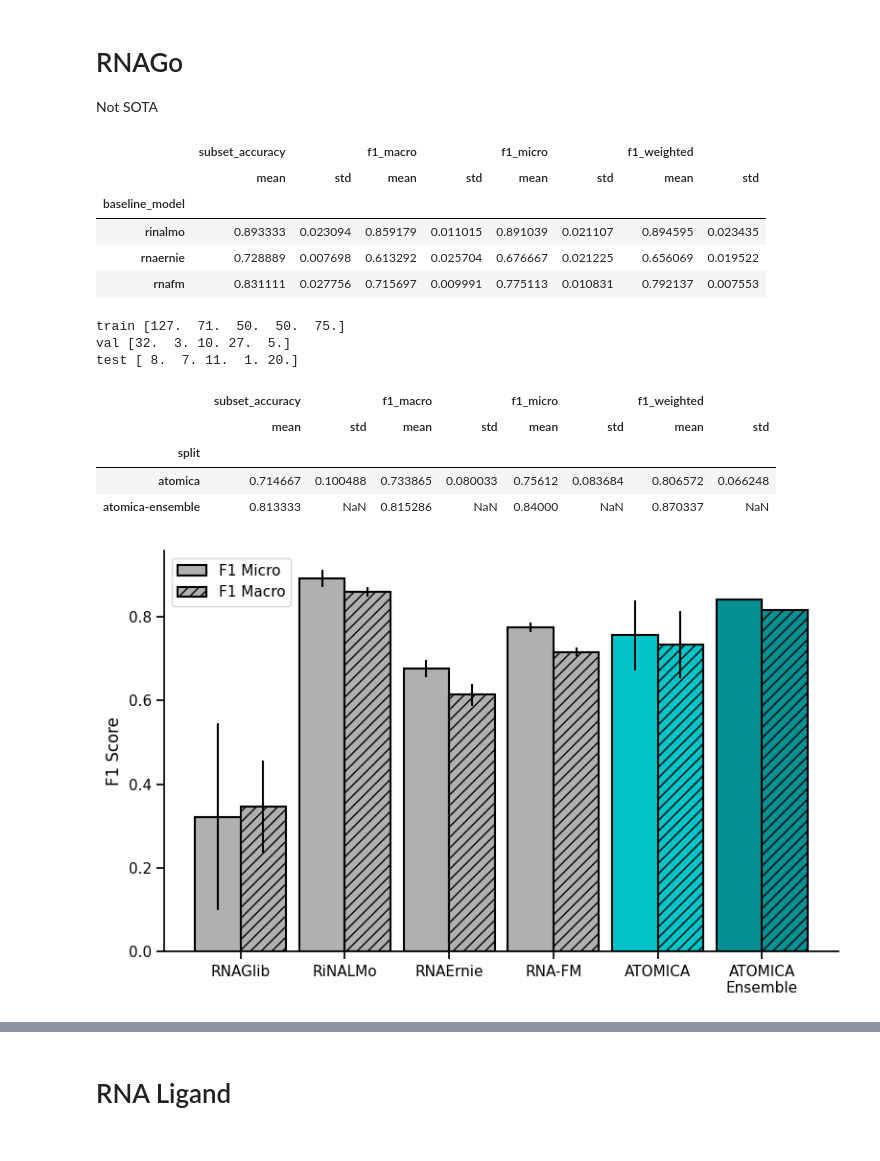
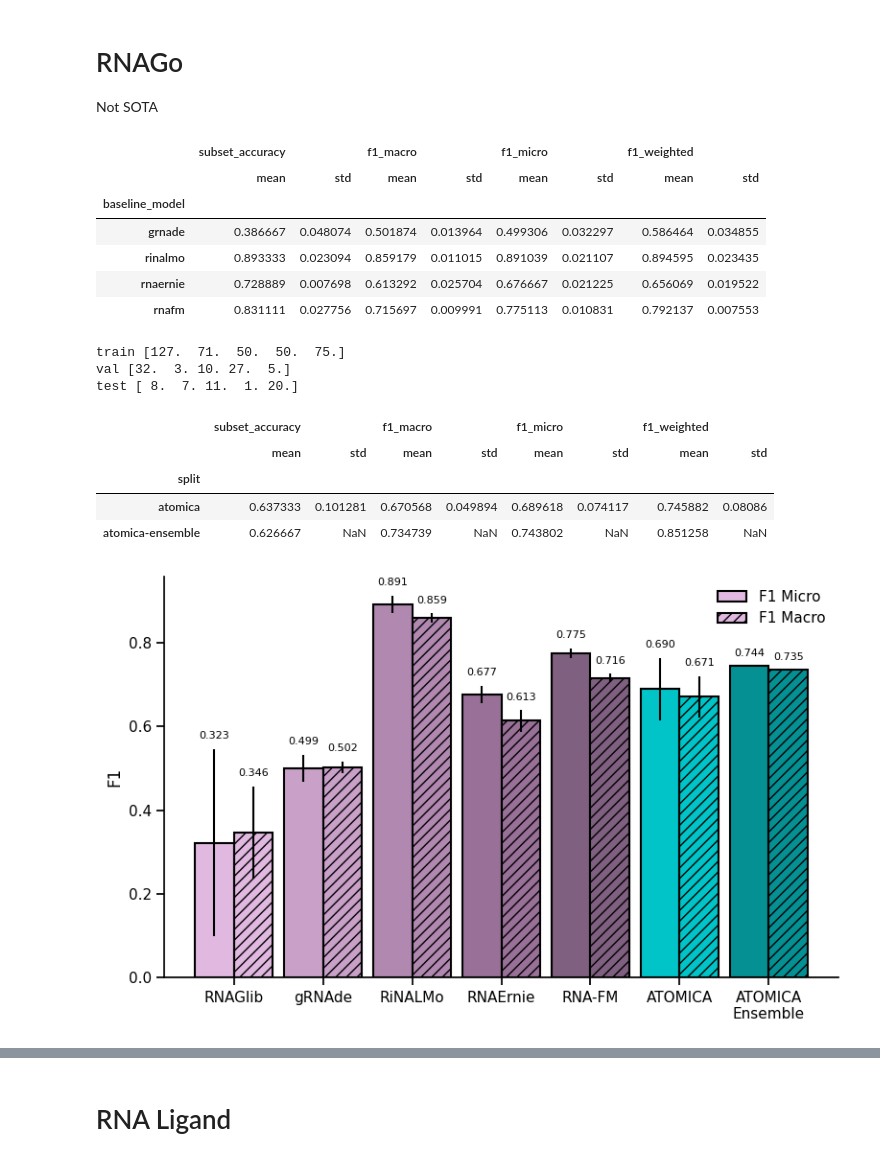
Before and after one commit to mims-harvard/ATOMICA, a Jupyter notebook: case_studies/rnaglib_tasks/inference.ipynb, the cells around one changed output, grey strips where cells are left out. Saved outputs shown, nothing was run; the diff lists cells and outputs as text; code cells hidden in the pictures.

```diff
--- a/case_studies/rnaglib_tasks/inference.ipynb
+++ b/case_studies/rnaglib_tasks/inference.ipynb
@@ -20,9 +20,10 @@ import ast
 from glob import glob
 
 sns.set_context("notebook")
-custom_colors = ['#B0B0B0', '#B0B0B0', '#B0B0B0', '#B0B0B0', '#00C4C7', '#059094']
+custom_colors = ['#E0B8E0', '#C8A0C8', '#B088B0', '#987098', '#806080', '#00C4C7', '#059094']
 xtick_map = {
     'RNAGlib': 'RNAGlib',
+    'grnade': 'gRNAde',
     'rinalmo': 'RiNALMo',
     'rnafm': 'RNA-FM',
     'rnaernie': 'RNAErnie',
@@ -32,4 +33,5 @@ xtick_map = {
 
 DATA_DIR="/n/holylfs06/LABS/mzitnik_lab/Lab/afang/ATOMICA/baselines/rnaglib_tasks"
 MODEL_DIR="/n/netscratch/mzitnik_lab/Lab/afang/ATOMICA/baselines/rnaglib_benchmark"
+SAVED_MODEL_DIR="/n/holylfs06/LABS/mzitnik_lab/Lab/afang/ATOMICA/baselines/rnaglib_tasks/models/atomica"
 # %%
@@ -190,7 +174,7 @@ RNAGo
 Not SOTA
 # %%
 baselines = []
-for baseline_model in ["rinalmo","rnafm","rnaernie"]:
+for baseline_model in ["rinalmo","rnafm","rnaernie","grnade"]:
     df = process_atomica_rnafm_mlp_results(f"{DATA_DIR}/{baseline_model}/RNAGo/", "best_val_f1")
     df['baseline_model'] = baseline_model
     baselines.append(df)
@@ -206,6 +190,7 @@ baseline_agg_results
 |  | subset_accuracy |  | f1_macro |  | f1_micro |  | f1_weighted |  |
 |  | mean | std | mean | std | mean | std | mean | std |
 | baseline_model |  |  |  |  |  |  |  |  |
+| grnade | 0.386667 | 0.048074 | 0.501874 | 0.013964 | 0.499306 | 0.032297 | 0.586464 | 0.034855 |
 | rinalmo | 0.893333 | 0.023094 | 0.859179 | 0.011015 | 0.891039 | 0.021107 | 0.894595 | 0.023435 |
 | rnaernie | 0.728889 | 0.007698 | 0.613292 | 0.025704 | 0.676667 | 0.021225 | 0.656069 | 0.019522 |
 | rnafm | 0.831111 | 0.027756 | 0.715697 | 0.009991 | 0.775113 | 0.010831 | 0.792137 | 0.007553 |
@@ -226,31 +211,22 @@ test_metrics = []
 val_metrics = []
 
 checkpoint_paths = [
-    f"{MODEL_DIR}/RNAGo/models/version_68/checkpoint/epoch200_step25929.pt",
-    f"{MODEL_DIR}/RNAGo/models/version_63/checkpoint/epoch170_step23769.pt",
-    f"{MODEL_DIR}/RNAGo/models/version_60/checkpoint/epoch188_step27027.pt",
-    f"{MODEL_DIR}/RNAGo/models/version_65/checkpoint/epoch282_step39337.pt",
-    # f"{MODEL_DIR}/RNAGo/models/version_62/checkpoint/epoch188_step26460.pt",
-    # f"{MODEL_DIR}/RNAGo/models/version_64/checkpoint/epoch212_step30459.pt",
-    # f"{MODEL_DIR}/RNAGo/models/version_66/checkpoint/epoch181_step21840.pt",
+    f"{SAVED_MODEL_DIR}/RNAGo/version_81/epoch294_step37465.pt",
+    f"{SAVED_MODEL_DIR}/RNAGo/version_82/epoch288_step36703.pt",
+    f"{SAVED_MODEL_DIR}/RNAGo/version_84/epoch226_step28829.pt",
+    f"{SAVED_MODEL_DIR}/RNAGo/version_85/epoch270_step34417.pt",
+    f"{SAVED_MODEL_DIR}/RNAGo/version_86/epoch285_step36322.pt",
+    # f"{MODEL_DIR}/RNAGo/models/version_77/checkpoint/epoch184_step23495.pt",
+    # f"{MODEL_DIR}/RNAGo/models/version_80/checkpoint/epoch273_step34798.pt",
+    # f"{MODEL_DIR}/RNAGo/models/version_83/checkpoint/epoch242_step30861.pt",
 ]
 
 checkpoint_paths = [
-    f"{MODEL_DIR}/RNAGo/models/version_79/checkpoint/epoch239_step30480.pt",
-    f"{MODEL_DIR}/RNAGo/models/version_78/checkpoint/epoch266_step33909.pt",
-    f"{MODEL_DIR}/RNAGo/models/version_77/checkpoint/epoch184_step23495.pt",
-    f"{MODEL_DIR}/RNAGo/models/version_76/checkpoint/epoch213_step27178.pt",
-]
-
-checkpoint_paths = [
-    # f"{MODEL_DIR}/RNAGo/models/version_77/checkpoint/epoch184_step23495.pt",
-    # f"{MODEL_DIR}/RNAGo/models/version_80/checkpoint/epoch273_step34798.pt",
-    f"{MODEL_DIR}/RNAGo/models/version_81/checkpoint/epoch294_step37465.pt",
-    f"{MODEL_DIR}/RNAGo/models/version_82/checkpoint/epoch288_step36703.pt",
-    # f"{MODEL_DIR}/RNAGo/models/version_83/checkpoint/epoch242_step30861.pt",
-    f"{MODEL_DIR}/RNAGo/models/version_84/checkpoint/epoch226_step28829.pt",
-    f"{MODEL_DIR}/RNAGo/models/version_85/checkpoint/epoch270_step34417.pt",
-    f"{MODEL_DIR}/RNAGo/models/version_86/checkpoint/epoch285_step36322.pt",
+    '/n/netscratch/mzitnik_lab/Lab/afang/ATOMICA/baselines/rnaglib_benchmark/RNAGo/models/version_115/checkpoint/epoch269_step33480.pt',
+    '/n/netscratch/mzitnik_lab/Lab/afang/ATOMICA/baselines/rnaglib_benchmark/RNAGo/models/version_91/checkpoint/epoch221_step27528.pt',
+    '/n/netscratch/mzitnik_lab/Lab/afang/ATOMICA/baselines/rnaglib_benchmark/RNAGo/models/version_97/checkpoint/epoch297_step36952.pt',
+    '/n/netscratch/mzitnik_lab/Lab/afang/ATOMICA/baselines/rnaglib_benchmark/RNAGo/models/version_88/checkpoint/epoch242_step30132.pt',
+    '/n/netscratch/mzitnik_lab/Lab/afang/ATOMICA/baselines/rnaglib_benchmark/RNAGo/models/version_116/checkpoint/epoch236_step29388.pt'
 ]
 
 ensemble_test_prob = None
@@ -352,8 +328,8 @@ display(all_metrics)
 |  | subset_accuracy |  | f1_macro |  | f1_micro |  | f1_weighted |  |
 |  | mean | std | mean | std | mean | std | mean | std |
 | split |  |  |  |  |  |  |  |  |
-| atomica | 0.714667 | 0.100488 | 0.733865 | 0.080033 | 0.75612 | 0.083684 | 0.806572 | 0.066248 |
-| atomica-ensemble | 0.813333 | NaN | 0.815286 | NaN | 0.84000 | NaN | 0.870337 | NaN |
+| atomica | 0.637333 | 0.101281 | 0.670568 | 0.049894 | 0.689618 | 0.074117 | 0.745882 | 0.08086 |
+| atomica-ensemble | 0.626667 | NaN | 0.734739 | NaN | 0.743802 | NaN | 0.851258 | NaN |
 # %%
 to_plot = pd.concat([
     rnaglib_baselines['RNAGo'],
@@ -383,38 +359,51 @@ fig, ax = plt.subplots(figsize=(8, 5))
 # Plot bars side by side with no gap (adjacent positions)
 # f1_micro bars (left, solid)
 bars1 = []
 for i in range(n_models):
     bar = ax.bar(x[i] - width/2, f1_micro_means[i], width,
                  color=custom_colors[i], edgecolor='black', linewidth=1.5,
                  label='F1 Micro' if i == 0 else '')
     bars1.append(bar)
 
 # f1_macro bars (right, with diagonal hatching)
 bars2 = []
 for i in range(n_models):
     bar = ax.bar(x[i] + width/2, f1_macro_means[i], width,
                  color=custom_colors[i], edgecolor='black', linewidth=1.5,
                  hatch='///', label='F1 Macro' if i == 0 else '')
     bars2.append(bar)
 
 # Add error bars
 ax.errorbar(x - width/2, f1_micro_means, yerr=f1_micro_stds,
-            fmt='none', c='black', elinewidth=1.5)
+            fmt='none', c='black', elinewidth=1.5, capsize=0)
 ax.errorbar(x + width/2, f1_macro_means, yerr=f1_macro_stds,
-            fmt='none', c='black', elinewidth=1.5)
+            fmt='none', c='black', elinewidth=1.5, capsize=0)
+
+# Add text labels on top of bars
+for i in range(n_models):
+    # F1 Micro label
+    y_pos_micro = f1_micro_means[i] + (f1_micro_stds[i] if not np.isnan(f1_micro_stds[i]) else 0) + 0.02
+    ax.text(x[i] - width/2, y_pos_micro, f'{f1_micro_means[i]:.3f}',
+            ha='center', va='bottom', fontsize=8)
+
+    # F1 Macro label
+    y_pos_macro = f1_macro_means[i] + (f1_macro_stds[i] if not np.isnan(f1_macro_stds[i]) else 0) + 0.02
+    ax.text(x[i] + width/2, y_pos_macro, f'{f1_macro_means[i]:.3f}',
+            ha='center', va='bottom', fontsize=8)
 
 # Customize the plot
-ax.set_ylabel('F1 Score', fontsize=12)
+ax.set_ylabel('F1', fontsize=12)
 ax.set_xlabel('', fontsize=12)
 ax.set_xticks(x)
 ax.set_xticklabels([xtick_map[model] for model in to_plot['model']])
-ax.legend(loc='best')
+ax.legend(loc='best', frameon=False)
 sns.despine()
 
 plt.tight_layout()
+plt.savefig(f"{DATA_DIR}/rnago_f1_comparison.svg", format='svg')
 plt.show()
 # %% [output]
-[figure, old version]
+[figure, new version]
 # %%
 test_metrics
 # %% [output]
```
Also changed, not shown: parts of 21 cells of this notebook, 12 other files.
